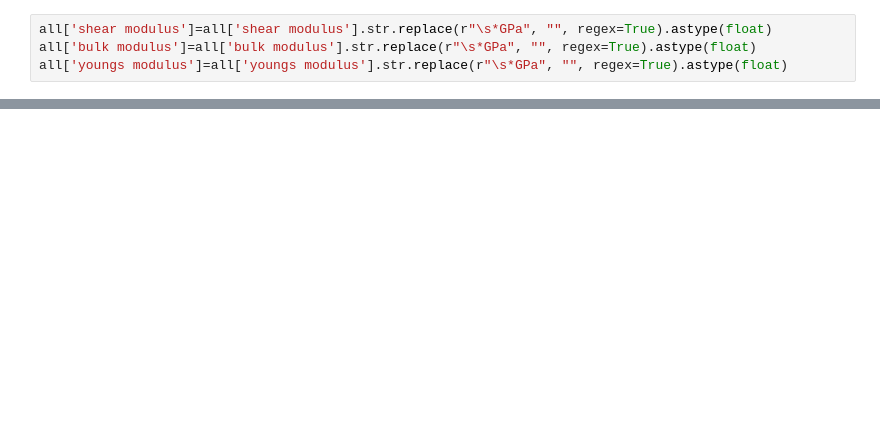
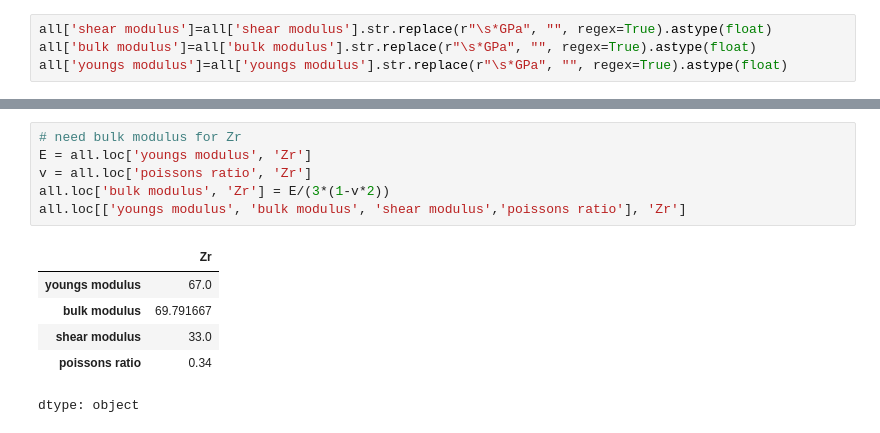
Before and after one commit to mahata-lab/Tungsten-Ductile-Brittle-Temperature, a Jupyter notebook: Datset_Building.ipynb, the cells around one changed output, grey strips where cells are left out. Drawn from its saved outputs; the diff is of its cells as text; blank space fills up the shorter version.

```diff
--- a/Datset_Building.ipynb
+++ b/Datset_Building.ipynb
@@ -1335,0 +1220,13 @@ all.loc[:, all.isna().any()]
+# %%
+# need bulk modulus for Zr
+E = all.loc['youngs modulus', 'Zr']
+v = all.loc['poissons ratio', 'Zr']
+all.loc['bulk modulus', 'Zr'] = E/(3*(1-v*2))
+all.loc[['youngs modulus', 'bulk modulus', 'shear modulus','poissons ratio'], 'Zr']
+# %% [output]
+|  | Zr |
+| youngs modulus | 67.0 |
+| bulk modulus | 69.791667 |
+| shear modulus | 33.0 |
+| poissons ratio | 0.34 |
+dtype: object
```
Also changed, not shown: parts of 37 cells of this notebook.
